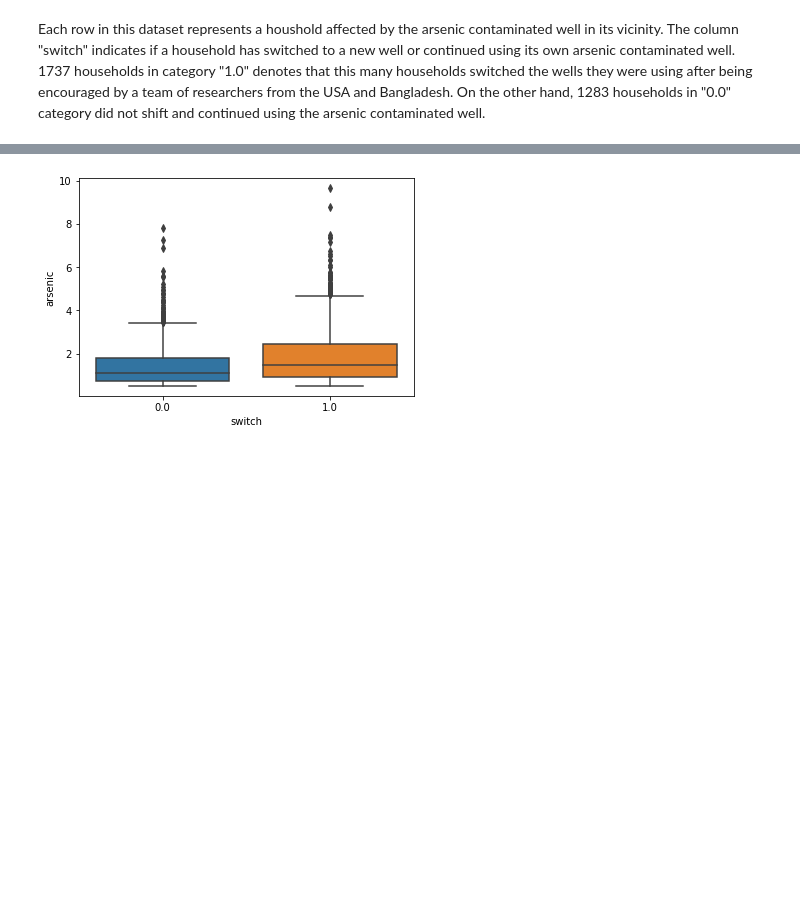
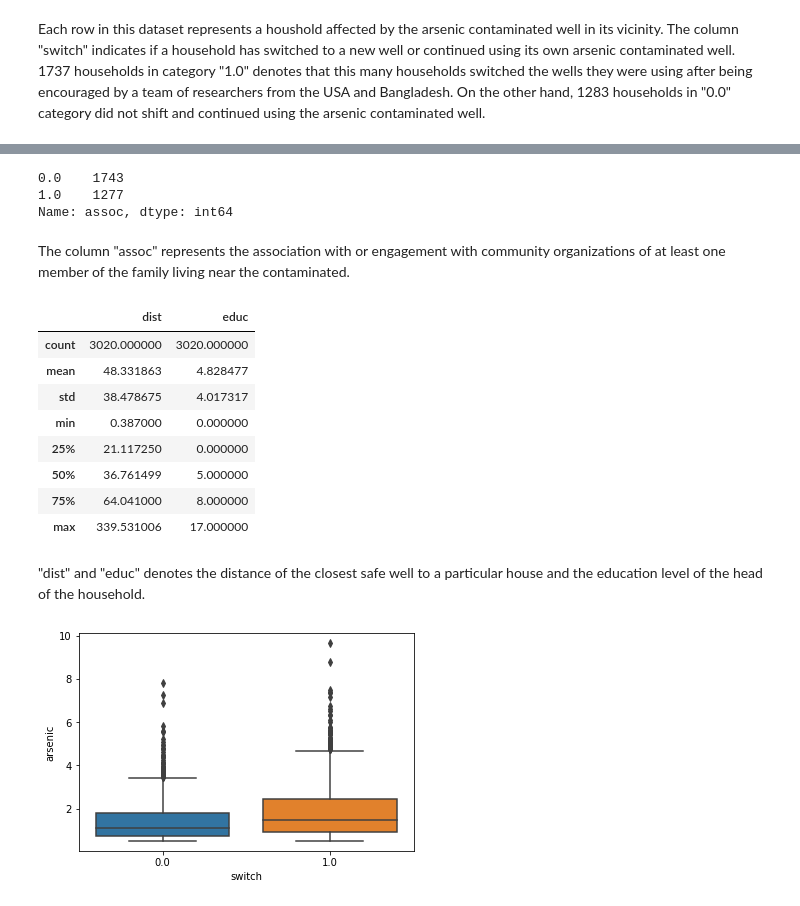
Before and after one commit to afinoor/evaluating-machine-learning-models-to-reduce-arsenic-poisoning, a Jupyter notebook: Using_machine_learning_to_aid_initiatives_to_reduce_arsenic_poisoning.ipynb, the cells around one changed output, grey strips where cells are left out. Saved outputs shown, nothing was run; the diff lists cells and outputs as text; code cells hidden in the pictures; blank space fills up the shorter version.

```diff
--- a/Using_machine_learning_to_aid_initiatives_to_reduce_arsenic_poisoning.ipynb
+++ b/Using_machine_learning_to_aid_initiatives_to_reduce_arsenic_poisoning.ipynb
@@ -83,2 +98,24 @@ Each row in this dataset represents a houshold affected by the arsenic contamina
+# %%
+df['assoc'].value_counts()
+# %% [output]
+0.0    1743
+1.0    1277
+Name: assoc, dtype: int64
+# %% [markdown]
+The column "assoc" represents  the association with  or engagement with community organizations of at least one member of the family living near the contaminated.
+# %%
+df[['dist', 'educ']].describe()
+# %% [output]
+|  | dist | educ |
+| count | 3020.000000 | 3020.000000 |
+| mean | 48.331863 | 4.828477 |
+| std | 38.478675 | 4.017317 |
+| min | 0.387000 | 0.000000 |
+| 25% | 21.117250 | 0.000000 |
+| 50% | 36.761499 | 5.000000 |
+| 75% | 64.041000 | 8.000000 |
+| max | 339.531006 | 17.000000 |
+# %% [markdown]
+"dist" and "educ" denotes the distance of the closest safe well to a particular house and the education level of the head of the household.
 # %%
 continuous_variables = ['arsenic', 'dist', 'educ']
```
Also changed, not shown: parts of 8 cells of this notebook.
